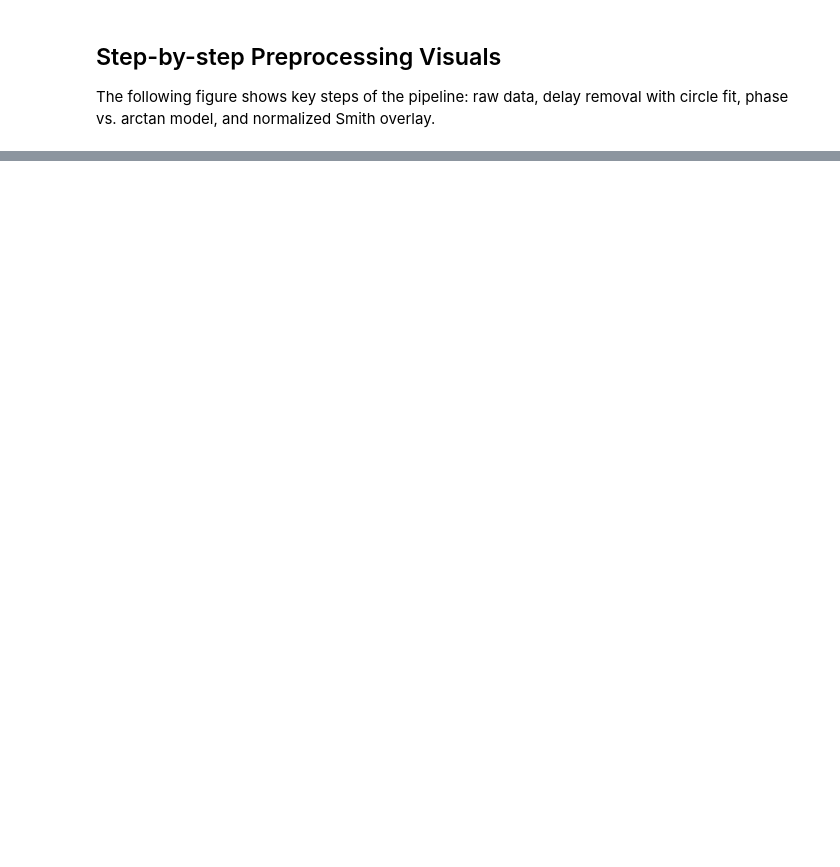
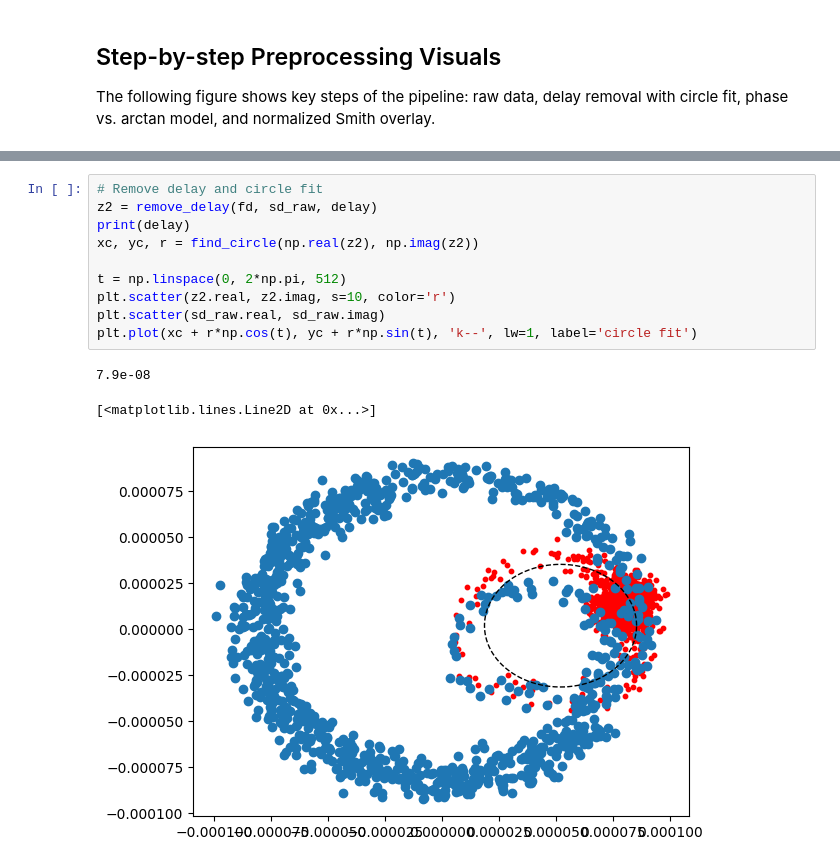
Before and after one commit to Boulder-Cryogenic-Quantum-Testbed/scresonators, a Jupyter notebook: examples/fit_custom.ipynb, the cells around one changed output, grey strips where cells are left out. Drawn from its saved outputs; the diff is of its cells as text; blank space fills up the shorter version.

```diff
--- a/examples/fit_custom.ipynb
+++ b/examples/fit_custom.ipynb
@@ -293,0 +335,14 @@ The following figure shows key steps of the pipeline: raw data, delay removal wi
+# %%
+# Remove delay and circle fit
+z2 = remove_delay(fd, sd_raw, delay)
+print(delay)
+xc, yc, r = find_circle(np.real(z2), np.imag(z2))
+
+t = np.linspace(0, 2*np.pi, 512)
+plt.scatter(z2.real, z2.imag, s=10, color='r')
+plt.scatter(sd_raw.real, sd_raw.imag)
+plt.plot(xc + r*np.cos(t), yc + r*np.sin(t), 'k--', lw=1, label='circle fit')
+# %% [output]
+7.9e-08
+[<matplotlib.lines.Line2D at 0x...>]
+[figure, added]
```
Also changed, not shown: parts of 14 cells of this notebook, 8 other files.
